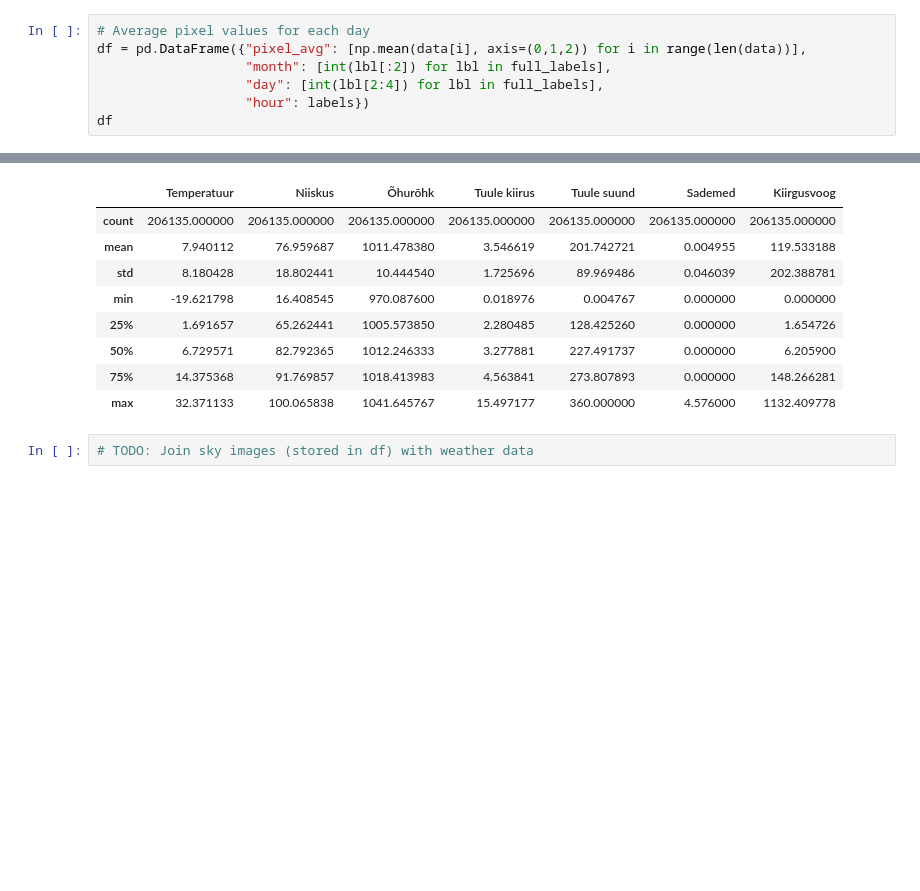
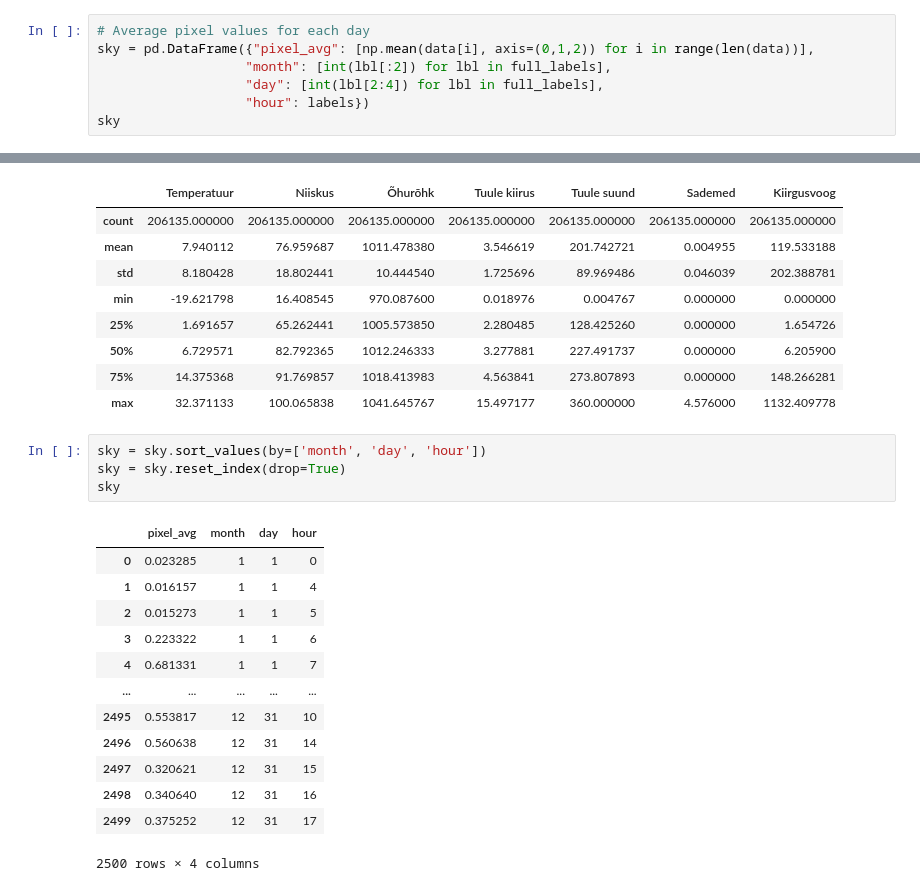
Before and after one commit to tonysln/meteo-webcam, a Jupyter notebook: meteo_webcam_analysis.ipynb, the cells around one changed output, grey strips where cells are left out. Drawn from its saved outputs; the diff is of its cells as text; blank space fills up the shorter version.

Commit message:
Sort sky data by time

```diff
--- a/meteo_webcam_analysis.ipynb
+++ b/meteo_webcam_analysis.ipynb
@@ -100,11 +100,11 @@ plt.show()
 [figure]
 # %%
 # Average pixel values for each day
-df = pd.DataFrame({"pixel_avg": [np.mean(data[i], axis=(0,1,2)) for i in range(len(data))],
+sky = pd.DataFrame({"pixel_avg": [np.mean(data[i], axis=(0,1,2)) for i in range(len(data))],
                    "month": [int(lbl[:2]) for lbl in full_labels],
                    "day": [int(lbl[2:4]) for lbl in full_labels],
                    "hour": labels})
-df
+sky
 # %% [output]
 |  | pixel_avg | month | day | hour |
 | 0 | 0.700446 | 7 | 13 | 1 |
@@ -210,5 +215,21 @@ ilm.describe()
 | 50% | 6.729571 | 82.792365 | 1012.246333 | 3.277881 | 227.491737 | 0.000000 | 6.205900 |
 | 75% | 14.375368 | 91.769857 | 1018.413983 | 4.563841 | 273.807893 | 0.000000 | 148.266281 |
 | max | 32.371133 | 100.065838 | 1041.645767 | 15.497177 | 360.000000 | 4.576000 | 1132.409778 |
-# %%
-# TODO: Join sky images (stored in df) with weather data
+# %%
+sky = sky.sort_values(by=['month', 'day', 'hour'])
+sky = sky.reset_index(drop=True)
+sky
+# %% [output]
+|  | pixel_avg | month | day | hour |
+| 0 | 0.023285 | 1 | 1 | 0 |
+| 1 | 0.016157 | 1 | 1 | 4 |
+| 2 | 0.015273 | 1 | 1 | 5 |
+| 3 | 0.223322 | 1 | 1 | 6 |
+| 4 | 0.681331 | 1 | 1 | 7 |
+| ... | ... | ... | ... | ... |
+| 2495 | 0.553817 | 12 | 31 | 10 |
+| 2496 | 0.560638 | 12 | 31 | 14 |
+| 2497 | 0.320621 | 12 | 31 | 15 |
+| 2498 | 0.340640 | 12 | 31 | 16 |
+| 2499 | 0.375252 | 12 | 31 | 17 |
+2500 rows × 4 columns
```
Also changed, not shown: parts of 3 cells of this notebook.
